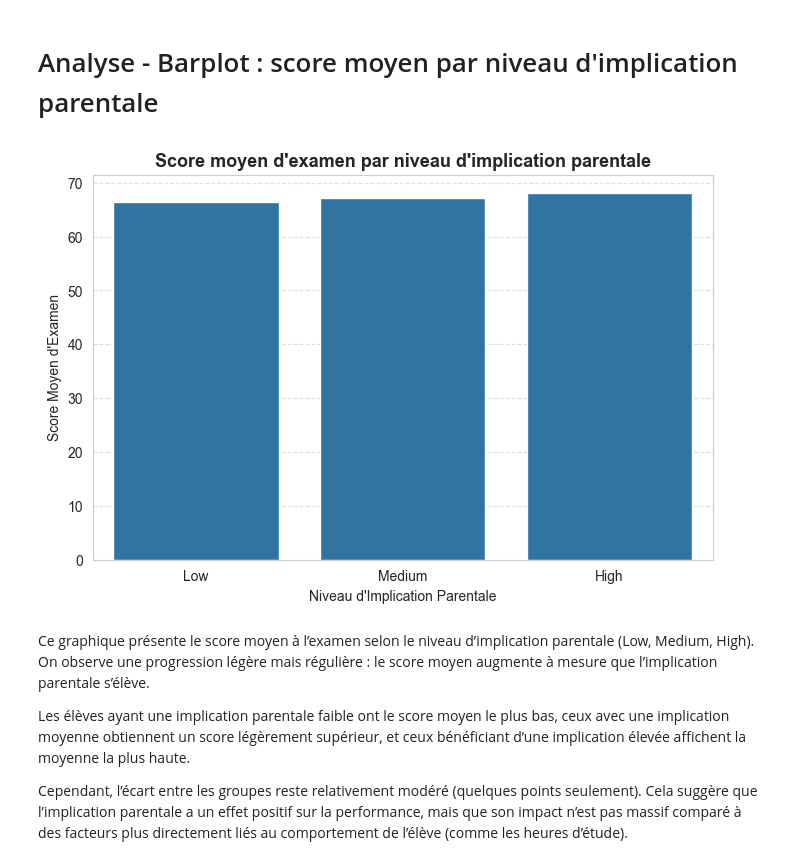
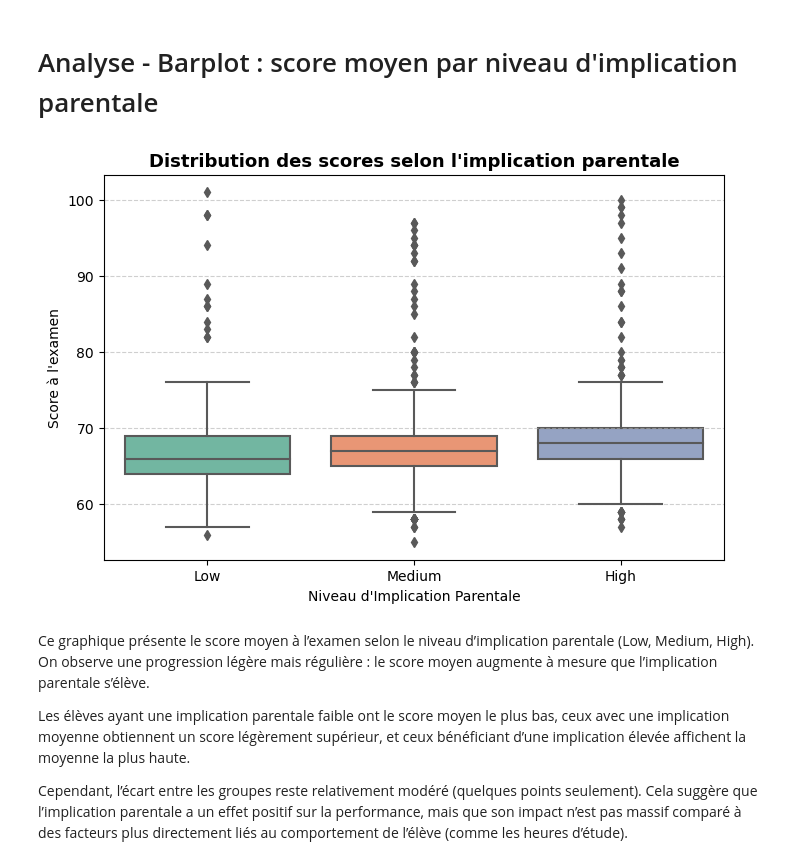
Before and after one commit to AugustinO28/Projet_Data_GR3, a Jupyter notebook: Scripts/EDA.ipynb, the cells around one changed output. Saved outputs shown, nothing was run; the diff lists cells and outputs as text; code cells hidden in the pictures.

```diff
--- a/Scripts/EDA.ipynb
+++ b/Scripts/EDA.ipynb
@@ -318,14 +430,24 @@ plt.show()
 # Analyse - Barplot : score moyen par niveau d'implication parentale
 # %%
 plt.figure(figsize=(8,5))
-sns.barplot(data=df, x="Parental_Involvement", y="Exam_Score", estimator="mean", ci=None)
-plt.title("Score moyen d'examen par niveau d'implication parentale", fontsize=13, fontweight="bold")
+
+sns.boxplot(
+    data=df,
+    x="Parental_Involvement",
+    y="Exam_Score",
+    palette="Set2"
+)
+
+plt.title("Distribution des scores selon l'implication parentale",
+          fontsize=13, fontweight="bold")
 plt.xlabel("Niveau d'Implication Parentale")
-plt.ylabel("Score Moyen d'Examen")
+plt.ylabel("Score à l'examen")
+
 plt.grid(axis="y", linestyle="--", alpha=0.6)
+
 plt.show()
 # %% [output]
-[figure, old version]
+[figure, new version]
 # %% [markdown]
 Ce graphique présente le score moyen à l’examen selon le niveau d’implication parentale (Low, Medium, High). On observe une progression légère mais régulière : le score moyen augmente à mesure que l’implication parentale s’élève.
 
```
Also changed, not shown: parts of 6 cells of this notebook.
